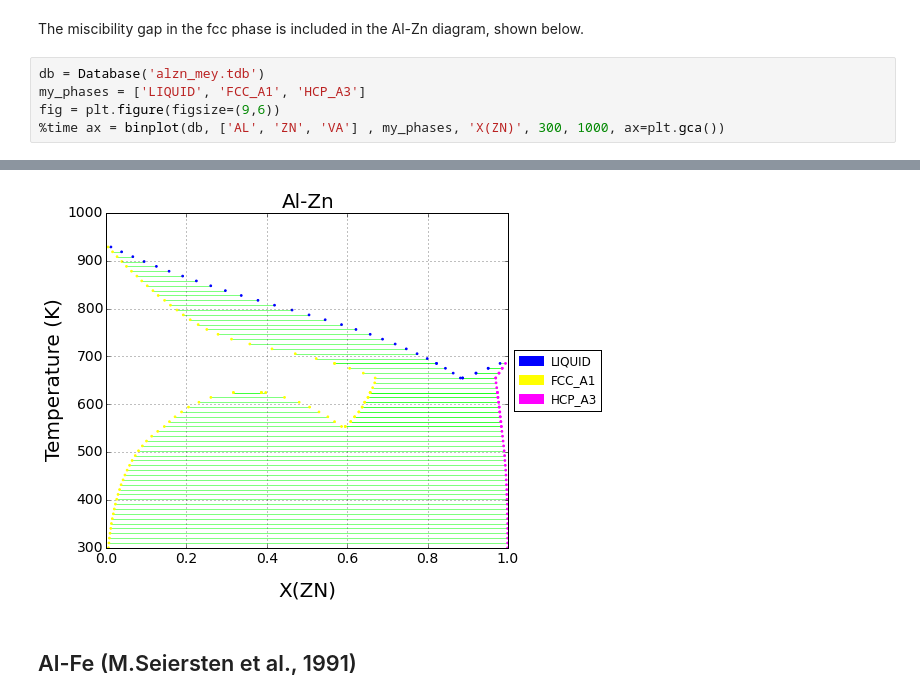
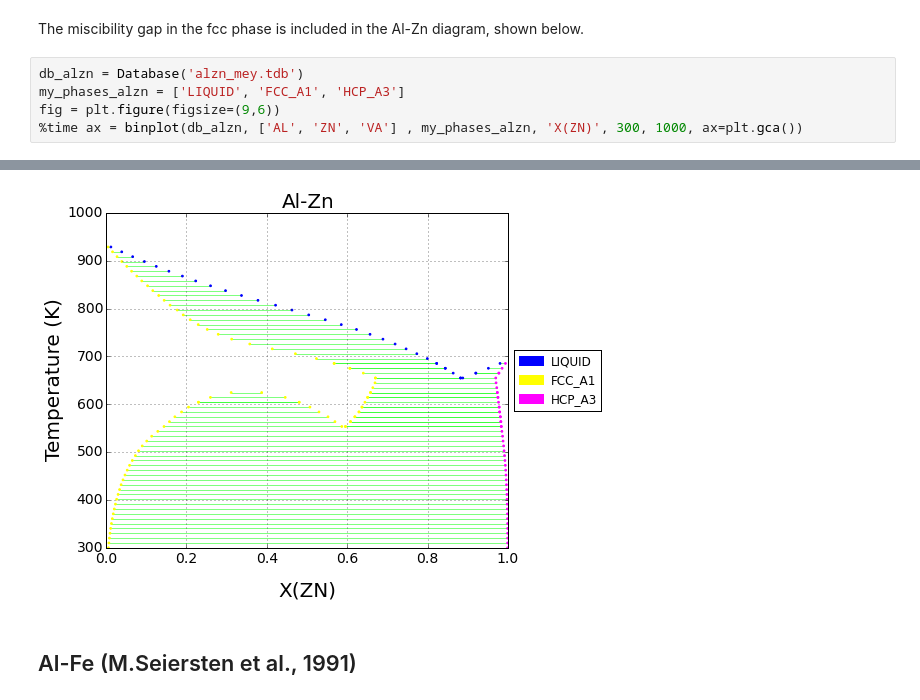
Before and after one commit to pycalphad/pycalphad, a Jupyter notebook: examples/BinaryExamples.ipynb, the cells around one changed output, grey strips where cells are left out. Saved outputs shown, nothing was run; the diff lists cells and outputs as text.

```diff
--- a/examples/BinaryExamples.ipynb
+++ b/examples/BinaryExamples.ipynb
@@ -14,8 +14,8 @@ from pycalphad import Database, binplot
 # %% [markdown]
 The miscibility gap in the fcc phase is included in the Al-Zn diagram, shown below.
 # %%
-db = Database('alzn_mey.tdb')
-my_phases = ['LIQUID', 'FCC_A1', 'HCP_A3']
+db_alzn = Database('alzn_mey.tdb')
+my_phases_alzn = ['LIQUID', 'FCC_A1', 'HCP_A3']
 fig = plt.figure(figsize=(9,6))
-%time ax = binplot(db, ['AL', 'ZN', 'VA'] , my_phases, 'X(ZN)', 300, 1000, ax=plt.gca())
+%time ax = binplot(db_alzn, ['AL', 'ZN', 'VA'] , my_phases_alzn, 'X(ZN)', 300, 1000, ax=plt.gca())
 # %% [output]
@@ -24,4 +24,4 @@ Wall time: 2.73 s
-[figure, old version]
+[figure, new version]
 # %% [markdown]
 ## Al-Fe (M.Seiersten et al., 1991)
 # %%
```
Also changed, not shown: parts of 13 cells of this notebook, 2 other files.
